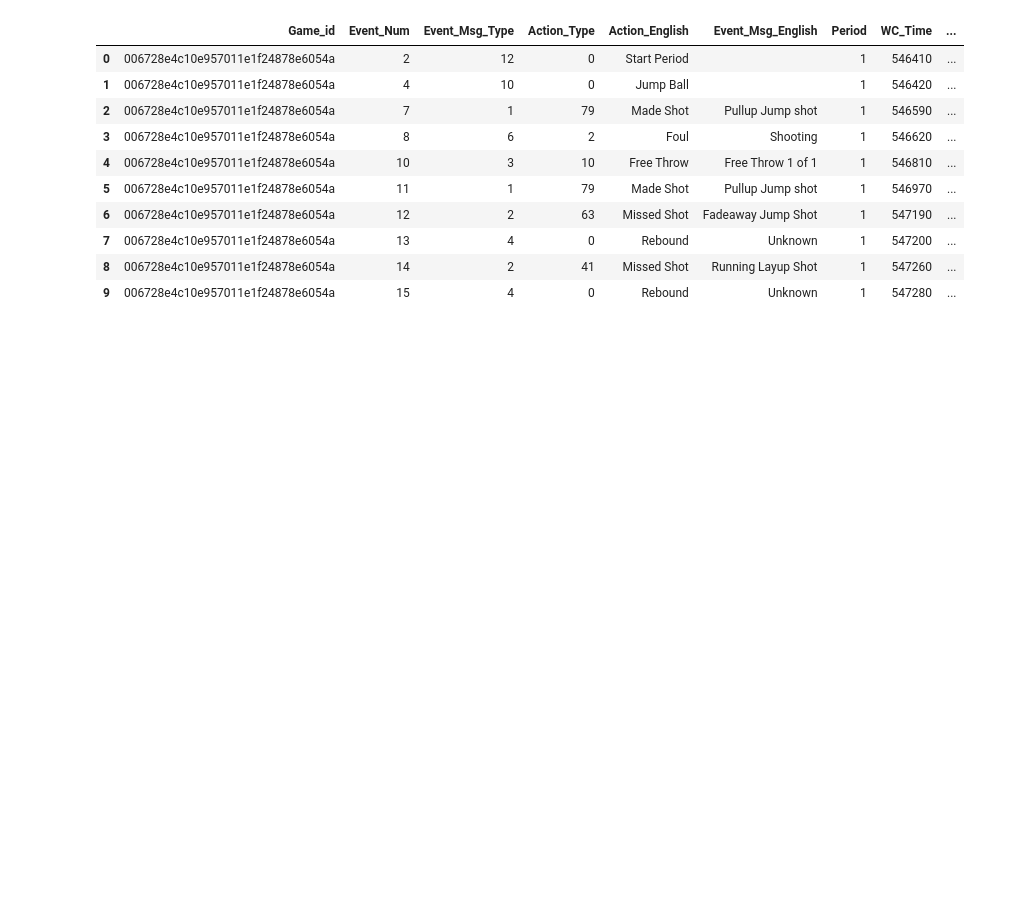
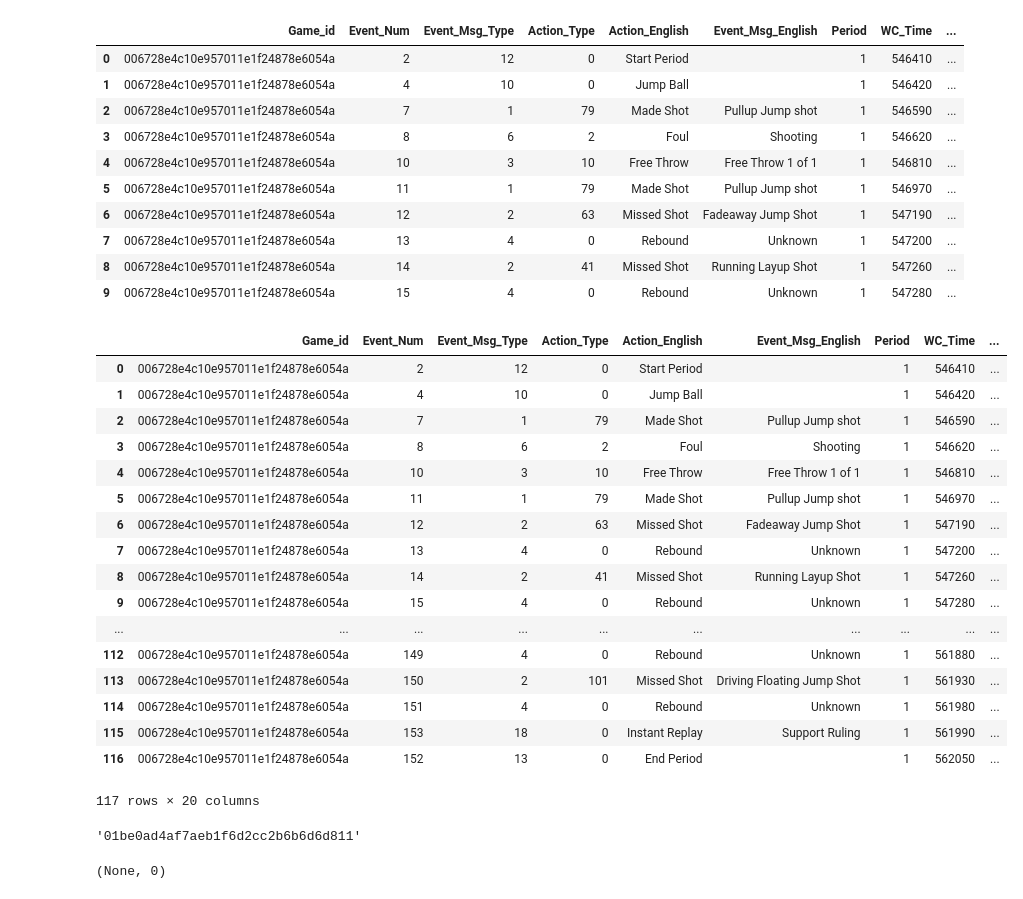
Before and after one commit to calvingrewal/nba-hackathon, a Jupyter notebook: Champs.ipynb, the cells around one changed output. Saved outputs shown, nothing was run; the diff lists cells and outputs as text; code cells hidden in the pictures; blank space fills up the shorter version.

```diff
--- a/Champs.ipynb
+++ b/Champs.ipynb
@@ -73,3 +94,35 @@ plays.head(10)
 | 7 | 006728e4c10e957011e1f24878e6054a | 13 | 4 | 0 | Rebound | Unknown | 1 | 547200 | ... |
 | 8 | 006728e4c10e957011e1f24878e6054a | 14 | 2 | 41 | Missed Shot | Running Layup Shot | 1 | 547260 | ... |
 | 9 | 006728e4c10e957011e1f24878e6054a | 15 | 4 | 0 | Rebound | Unknown | 1 | 547280 | ... |
+# %%
+first_quarter = plays[(plays['Game_id'] == '006728e4c10e957011e1f24878e6054a') & (plays['Period'] == 1)]
+first_quarter
+# %% [output]
+|  | Game_id | Event_Num | Event_Msg_Type | Action_Type | Action_English | Event_Msg_English | Period | WC_Time | ... |
+| 0 | 006728e4c10e957011e1f24878e6054a | 2 | 12 | 0 | Start Period |  | 1 | 546410 | ... |
+| 1 | 006728e4c10e957011e1f24878e6054a | 4 | 10 | 0 | Jump Ball |  | 1 | 546420 | ... |
+| 2 | 006728e4c10e957011e1f24878e6054a | 7 | 1 | 79 | Made Shot | Pullup Jump shot | 1 | 546590 | ... |
+| 3 | 006728e4c10e957011e1f24878e6054a | 8 | 6 | 2 | Foul | Shooting | 1 | 546620 | ... |
+| 4 | 006728e4c10e957011e1f24878e6054a | 10 | 3 | 10 | Free Throw | Free Throw 1 of 1 | 1 | 546810 | ... |
+| 5 | 006728e4c10e957011e1f24878e6054a | 11 | 1 | 79 | Made Shot | Pullup Jump shot | 1 | 546970 | ... |
+| 6 | 006728e4c10e957011e1f24878e6054a | 12 | 2 | 63 | Missed Shot | Fadeaway Jump Shot | 1 | 547190 | ... |
+| 7 | 006728e4c10e957011e1f24878e6054a | 13 | 4 | 0 | Rebound | Unknown | 1 | 547200 | ... |
+| 8 | 006728e4c10e957011e1f24878e6054a | 14 | 2 | 41 | Missed Shot | Running Layup Shot | 1 | 547260 | ... |
+| 9 | 006728e4c10e957011e1f24878e6054a | 15 | 4 | 0 | Rebound | Unknown | 1 | 547280 | ... |
+| ... | ... | ... | ... | ... | ... | ... | ... | ... | ... |
+| 112 | 006728e4c10e957011e1f24878e6054a | 149 | 4 | 0 | Rebound | Unknown | 1 | 561880 | ... |
+| 113 | 006728e4c10e957011e1f24878e6054a | 150 | 2 | 101 | Missed Shot | Driving Floating Jump Shot | 1 | 561930 | ... |
+| 114 | 006728e4c10e957011e1f24878e6054a | 151 | 4 | 0 | Rebound | Unknown | 1 | 561980 | ... |
+| 115 | 006728e4c10e957011e1f24878e6054a | 153 | 18 | 0 | Instant Replay | Support Ruling | 1 | 561990 | ... |
+| 116 | 006728e4c10e957011e1f24878e6054a | 152 | 13 | 0 | End Period |  | 1 | 562050 | ... |
+117 rows × 20 columns
+# %%
+def get_player_team(player_id):
+    """returns the team player is on"""
+    row = lineups[(lineups['Person_id'] == player_id)]
+    if row.empty:
+        return None
+    return row['Team_id'].iloc[0]
+get_player_team('42e0d7167f04a4ff958c6442da0e6851')
+# %% [output]
+'01be0ad4af7aeb1f6d2cc2b6b6d6d811'
@@ -75,0 +146,10 @@ plays.head(10)
+# %%
+def get_points_from_row(row):
+    action = row['Event_Msg_Type']
+    team = get_player_team(row['Person1'])
+    if action == 1 or action == 3:
+        return team, row['Option1']
+    return None, 0
+get_points_from_row(plays.iloc[0])
+# %% [output]
+(None, 0)
```
Also changed, not shown: parts of 6 cells of this notebook.
